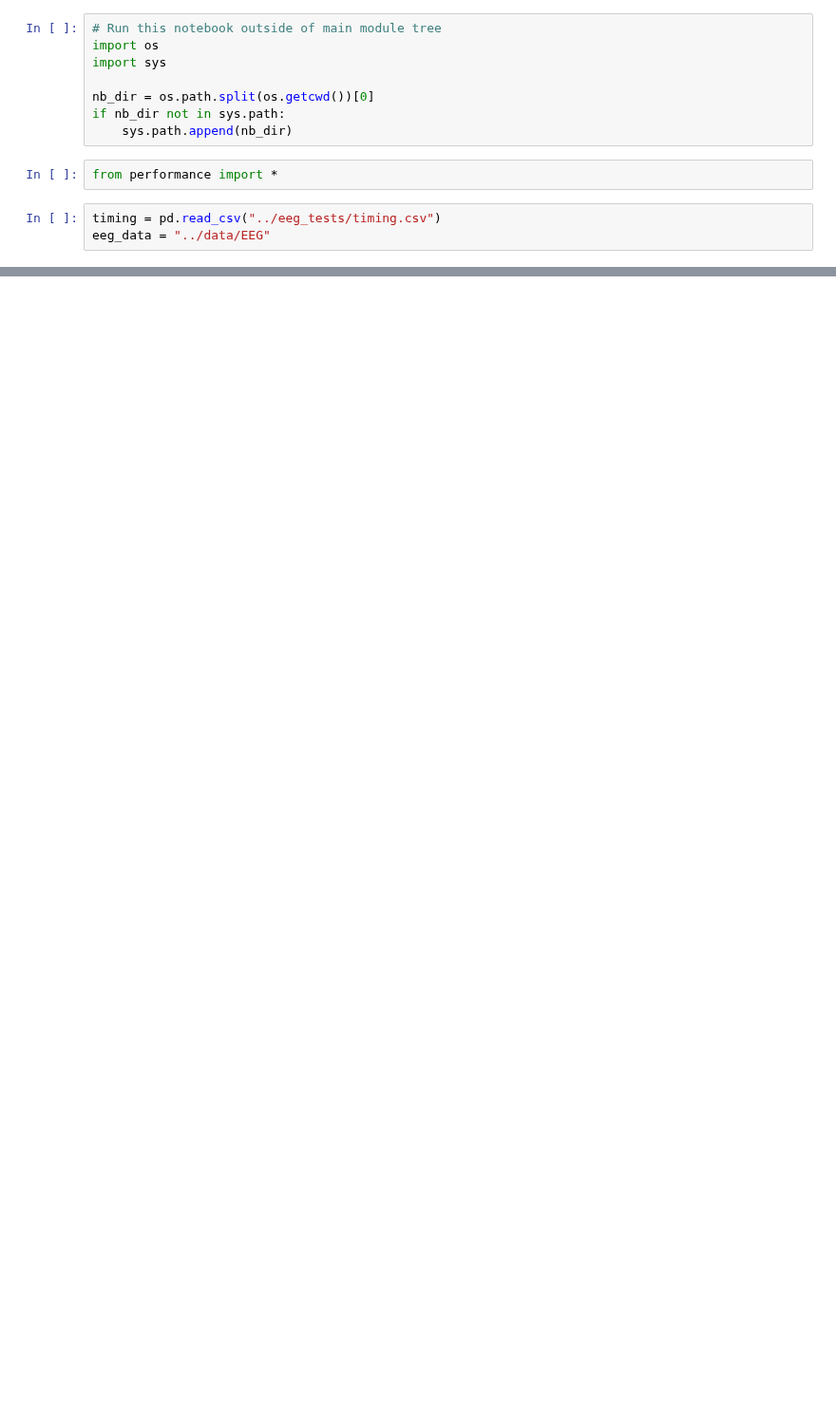
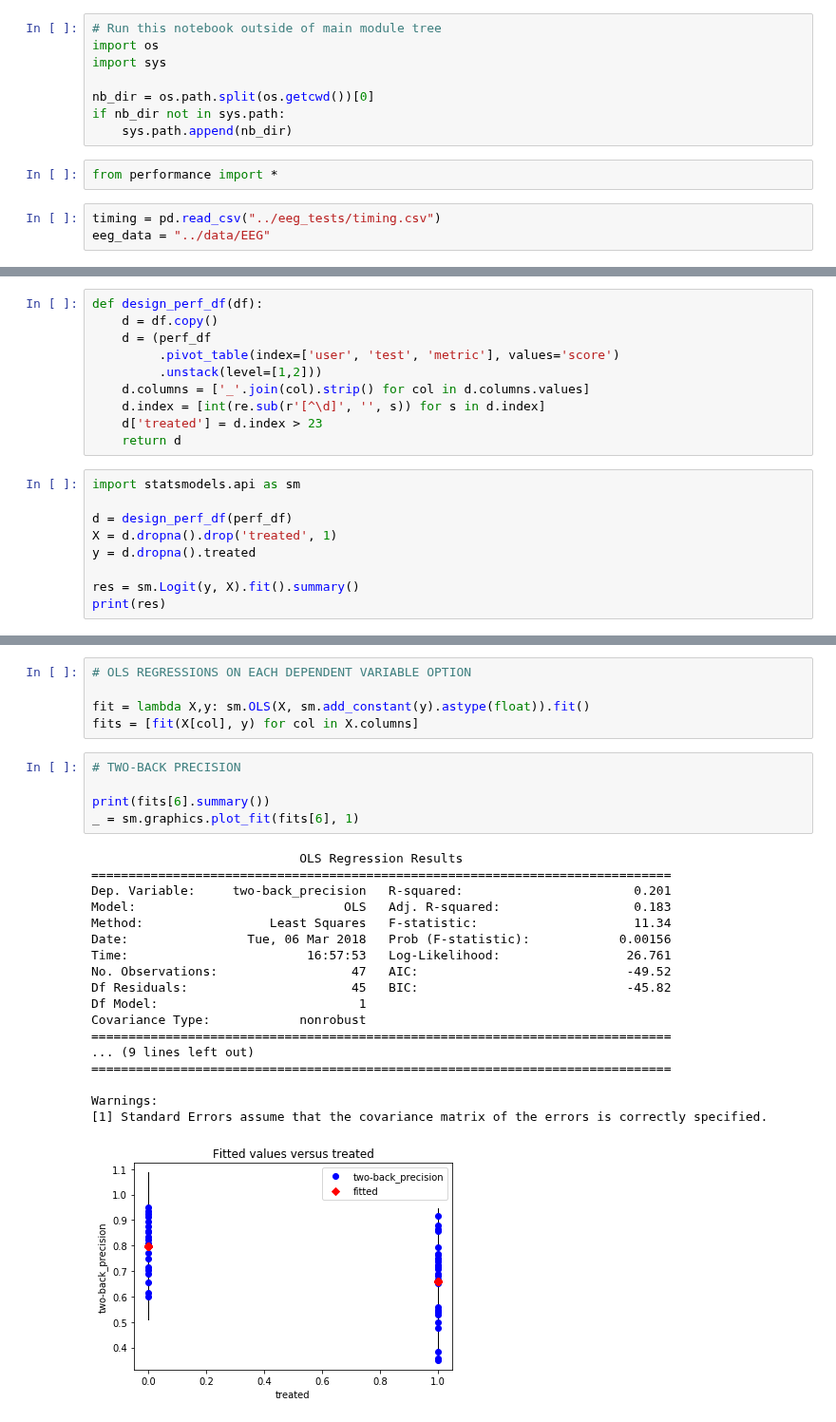
Before and after one commit to nandanrao/education, a Jupyter notebook: eeg/test-performance.ipynb, the cells around one changed output, grey strips where cells are left out. Shown at 95% size. Cells and saved outputs as stored; diff of their text form; blank space fills up the shorter version.

Commit message:
Tools and regressions for seeing effects of response time.

```diff
--- a/eeg/test-performance.ipynb
+++ b/eeg/test-performance.ipynb
@@ -48,0 +31,19 @@ perf_df.pivot_table(index=['user', 'test', 'metric'], values='score').unstack(le
+# %%
+def design_perf_df(df):
+    d = df.copy()
+    d = (perf_df
+         .pivot_table(index=['user', 'test', 'metric'], values='score')
+         .unstack(level=[1,2]))
+    d.columns = ['_'.join(col).strip() for col in d.columns.values]
+    d.index = [int(re.sub(r'[^\d]', '', s)) for s in d.index]
+    d['treated'] = d.index > 23
+    return d
+# %%
+import statsmodels.api as sm
+
+d = design_perf_df(perf_df)
+X = d.dropna().drop('treated', 1)
+y = d.dropna().treated
+
+res = sm.Logit(y, X).fit().summary()
+print(res)
@@ -48,0 +68,29 @@ perf_df.pivot_table(index=['user', 'test', 'metric'], values='score').unstack(le
+# %%
+# OLS REGRESSIONS ON EACH DEPENDENT VARIABLE OPTION
+
+fit = lambda X,y: sm.OLS(X, sm.add_constant(y).astype(float)).fit()
+fits = [fit(X[col], y) for col in X.columns]
+# %%
+# TWO-BACK PRECISION
+
+print(fits[6].summary())
+_ = sm.graphics.plot_fit(fits[6], 1)
+# %% [output]
+                            OLS Regression Results
+==============================================================================
+Dep. Variable:     two-back_precision   R-squared:                       0.201
+Model:                            OLS   Adj. R-squared:                  0.183
+Method:                 Least Squares   F-statistic:                     11.34
+Date:                Tue, 06 Mar 2018   Prob (F-statistic):            0.00156
+Time:                        16:57:53   Log-Likelihood:                 26.761
+No. Observations:                  47   AIC:                            -49.52
+Df Residuals:                      45   BIC:                            -45.82
+Df Model:                           1
+Covariance Type:            nonrobust
+==============================================================================
+... (9 lines left out)
+==============================================================================
+
+Warnings:
+[1] Standard Errors assume that the covariance matrix of the errors is correctly specified.
+[figure, added]
```
Also changed, not shown: parts of 14 cells of this notebook, 3 other files.
